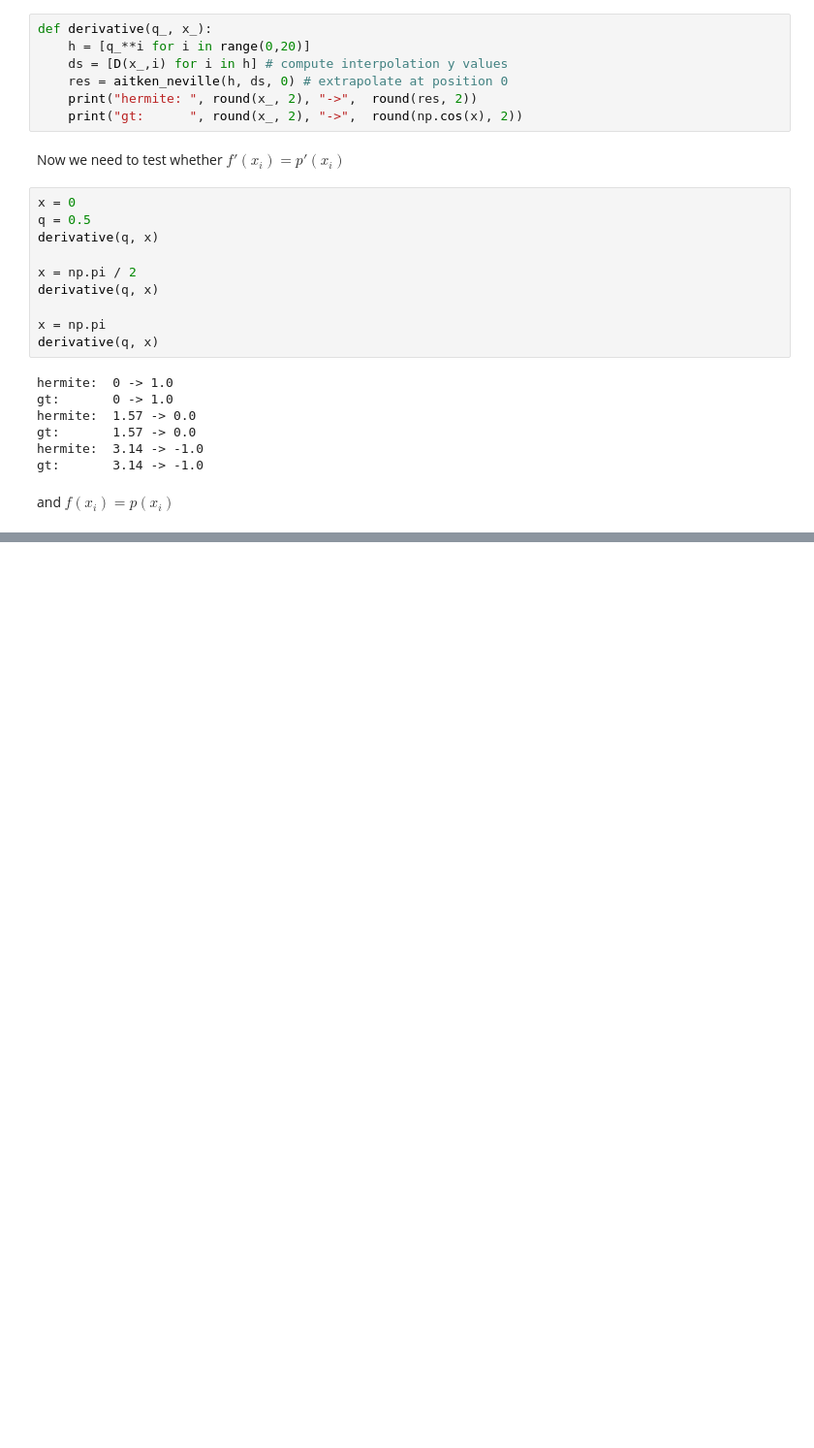
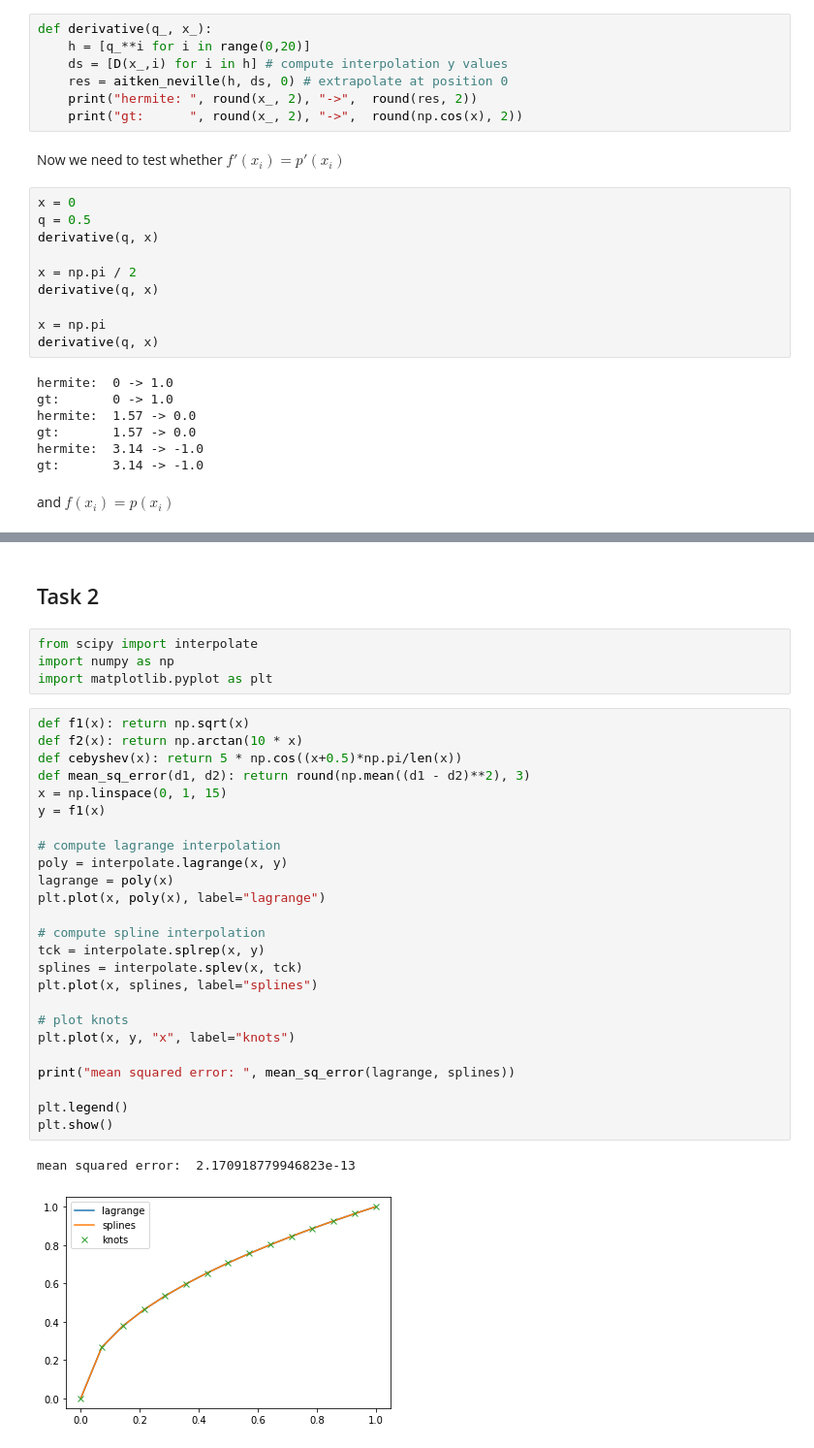
Before and after one commit to jakobtroidl/cn_exercise, a Jupyter notebook: exercise_2.ipynb, the cells around one changed output, grey strips where cells are left out. Shown at 97% size. Saved outputs shown, nothing was run; the diff lists cells and outputs as text; blank space fills up the shorter version.

```diff
--- a/exercise_2.ipynb
+++ b/exercise_2.ipynb
@@ -142 +142,35 @@ hermite:  3.14 -> -4.64
 gt     :  3.14 -> 0.0
+# %% [markdown]
+## Task 2
+# %%
+from scipy import interpolate
+import numpy as np
+import matplotlib.pyplot as plt
+# %%
+def f1(x): return np.sqrt(x)
+def f2(x): return np.arctan(10 * x)
+def cebyshev(x): return 5 * np.cos((x+0.5)*np.pi/len(x))
+def mean_sq_error(d1, d2): return round(np.mean((d1 - d2)**2), 3)
+x = np.linspace(0, 1, 15)
+y = f1(x)
+
+# compute lagrange interpolation
+poly = interpolate.lagrange(x, y)
+lagrange = poly(x)
+plt.plot(x, poly(x), label="lagrange")
+
+# compute spline interpolation
+tck = interpolate.splrep(x, y)
+splines = interpolate.splev(x, tck)
+plt.plot(x, splines, label="splines")
+
+# plot knots
+plt.plot(x, y, "x", label="knots")
+
+print("mean squared error: ", mean_sq_error(lagrange, splines))
+
+plt.legend()
+plt.show()
+# %% [output]
+mean squared error:  2.170918779946823e-13
+[figure, added]
```
Also changed, not shown: parts of 1 cell of this notebook, 1 other file.
